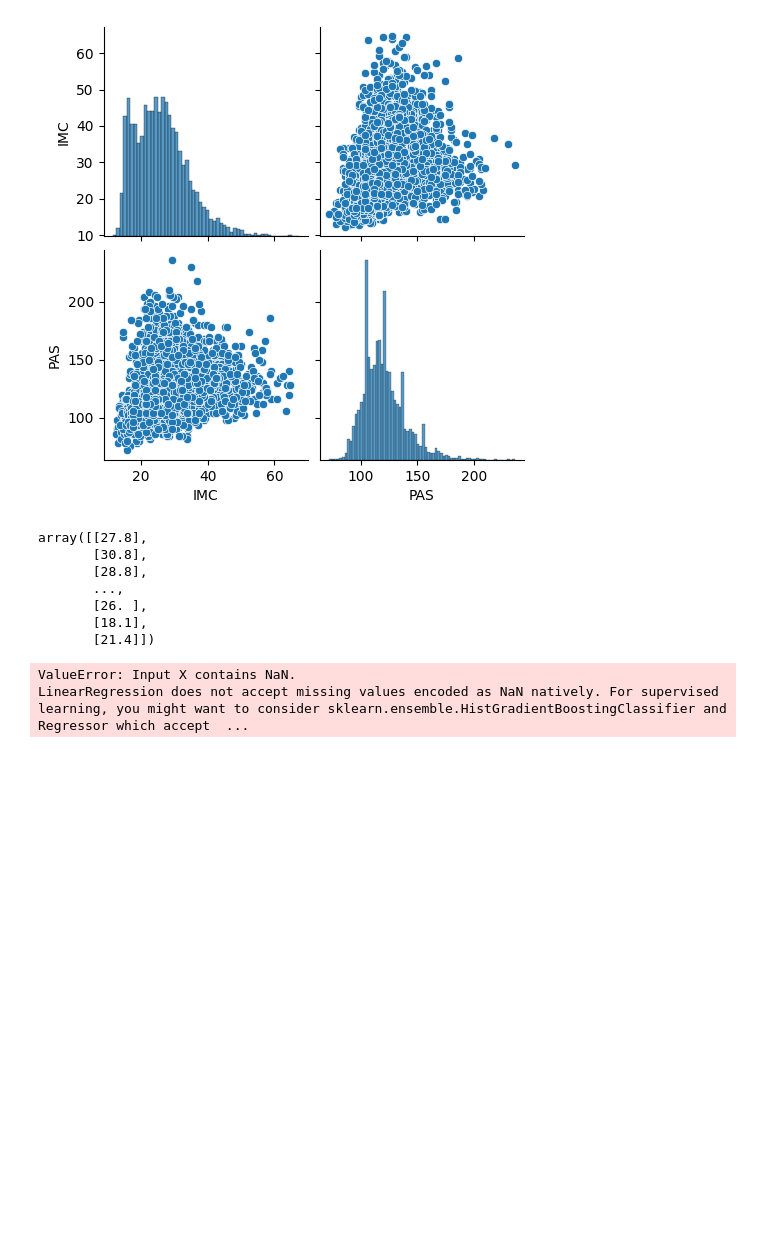
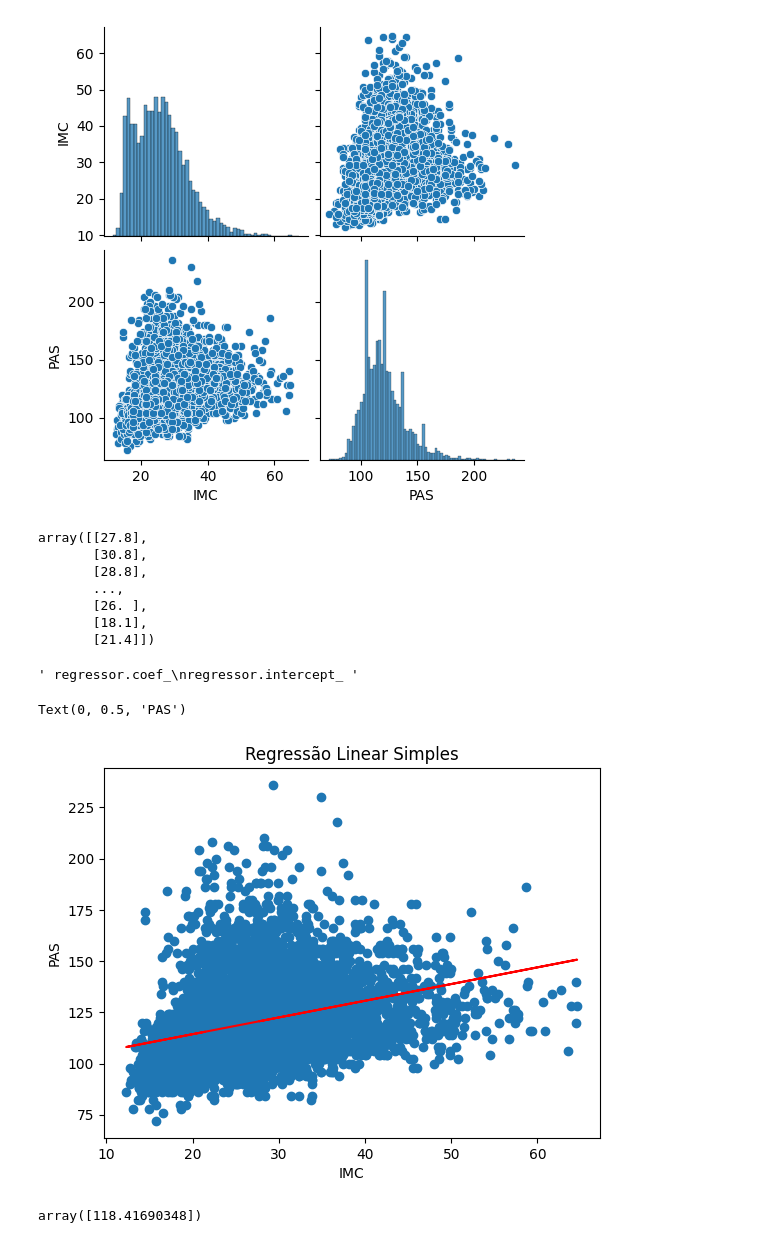
Before and after one commit to laryyssa/Aprendizado-de-Maquina-na-Saude, a Jupyter notebook: atv-2_regressao-linear/main.ipynb, the cells around one changed output. Drawn from its saved outputs; the diff is of its cells as text; code cells hidden in the pictures; blank space fills up the shorter version.

```diff
--- a/atv-2_regressao-linear/main.ipynb
+++ b/atv-2_regressao-linear/main.ipynb
@@ -47,6 +47,8 @@ sn.pairplot(base)
 import numpy as np
 from sklearn.linear_model import LinearRegression
 # %%
+base = base.dropna()
+
 x = base.iloc[:,0].values
 y = base.iloc[:,1].values
 
@@ -68,13 +70,23 @@ regressor.fit(x,y)
 
 """ regressor.coef_
 regressor.intercept_ """
-yPred = regressor.predict(x)
+#yPred = regressor.predict(x)
 # %% [output]
-ValueError: Input X contains NaN.
-LinearRegression does not accept missing values encoded as NaN natively. For supervised learning, you might want to consider sklearn.ensemble.HistGradientBoostingClassifier and Regressor which accept  ...
+' regressor.coef_\nregressor.intercept_ '
 # %%
 plt.scatter(x,y)
-plt.plot(x, regressor.predict(x))
+plt.plot(x, regressor.predict(x), color="red")
 plt.title("Regressão Linear Simples")
 plt.xlabel("IMC")
 plt.ylabel("PAS")
+# %% [output]
+Text(0, 0.5, 'PAS')
+[figure, added]
+# %%
+#previsao1 = regressor.predict(25)
+x=25
+x = np.array(x).reshape(1, -1)
+previsao1 = regressor.predict(x)
+previsao1
+# %% [output]
+array([118.41690348])
```
